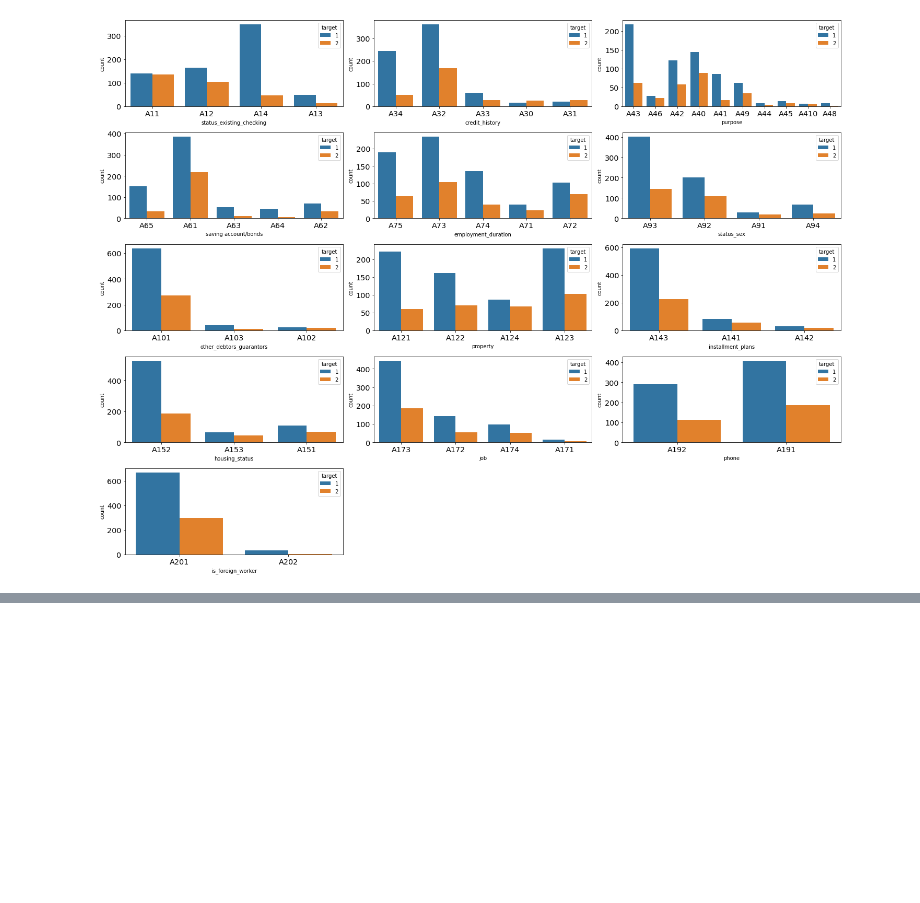
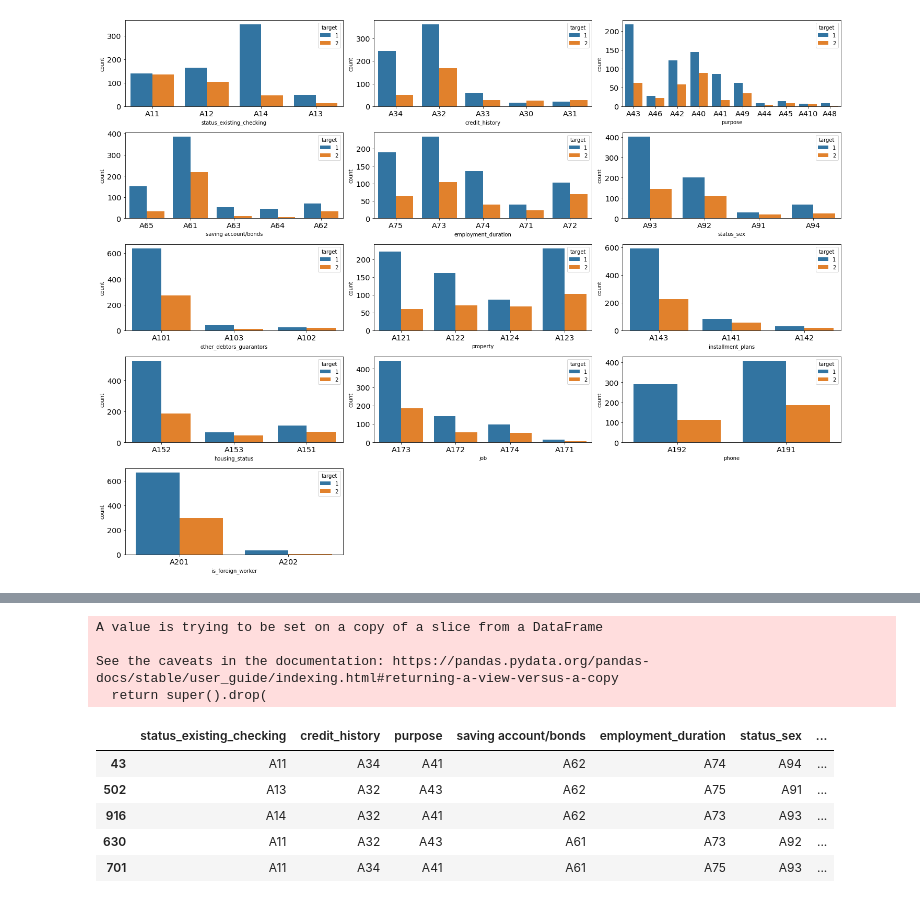
Before and after one commit to chakraskun/supervised-learning-german-credit-data, a Jupyter notebook: supervised-learning.ipynb, the cells around one changed output, grey strips where cells are left out. Cells and saved outputs as stored; diff of their text form; code cells hidden in the pictures; blank space fills up the shorter version.

```diff
--- a/supervised-learning.ipynb
+++ b/supervised-learning.ipynb
@@ -159,0 +276,17 @@ for i in range(0, len(numericals)):
+# %%
+for i in dataset:
+  i.drop(columns=future_dropped_columns, inplace=True)
+# %% [output]
+A value is trying to be set on a copy of a slice from a DataFrame
+
+See the caveats in the documentation: https://pandas.pydata.org/pandas-docs/stable/user_guide/indexing.html#returning-a-view-versus-a-copy
+  return super().drop(
+# %%
+df_train.sample(5)
+# %% [output]
+|  | status_existing_checking | credit_history | purpose | saving account/bonds | employment_duration | status_sex | ... |
+| 43 | A11 | A34 | A41 | A62 | A74 | A94 | ... |
+| 502 | A13 | A32 | A43 | A62 | A75 | A91 | ... |
+| 916 | A14 | A32 | A41 | A62 | A73 | A93 | ... |
+| 630 | A11 | A32 | A43 | A61 | A73 | A92 | ... |
+| 701 | A11 | A34 | A41 | A61 | A75 | A93 | ... |
```
Also changed, not shown: parts of 20 cells of this notebook, 1 other file.
